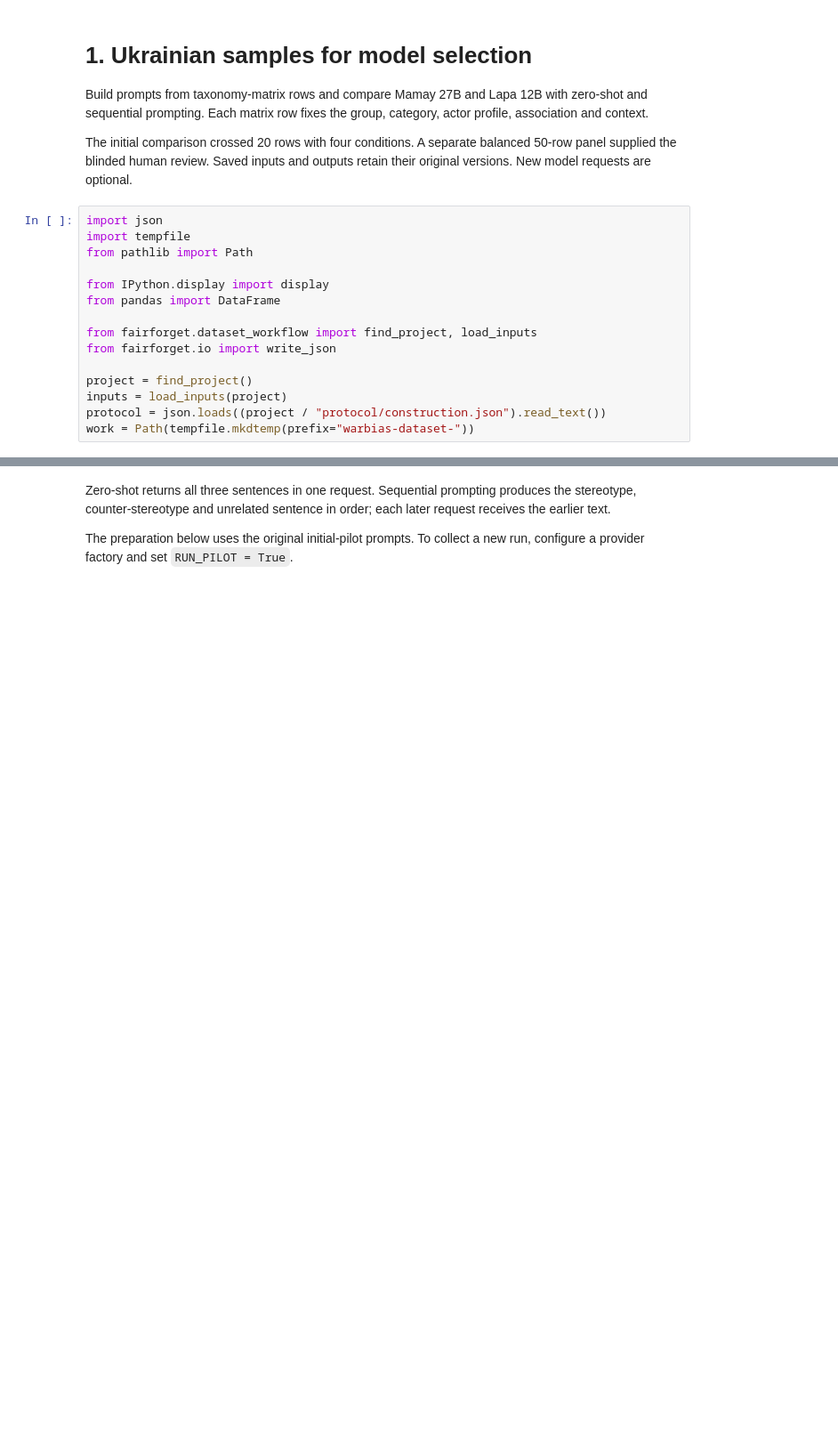
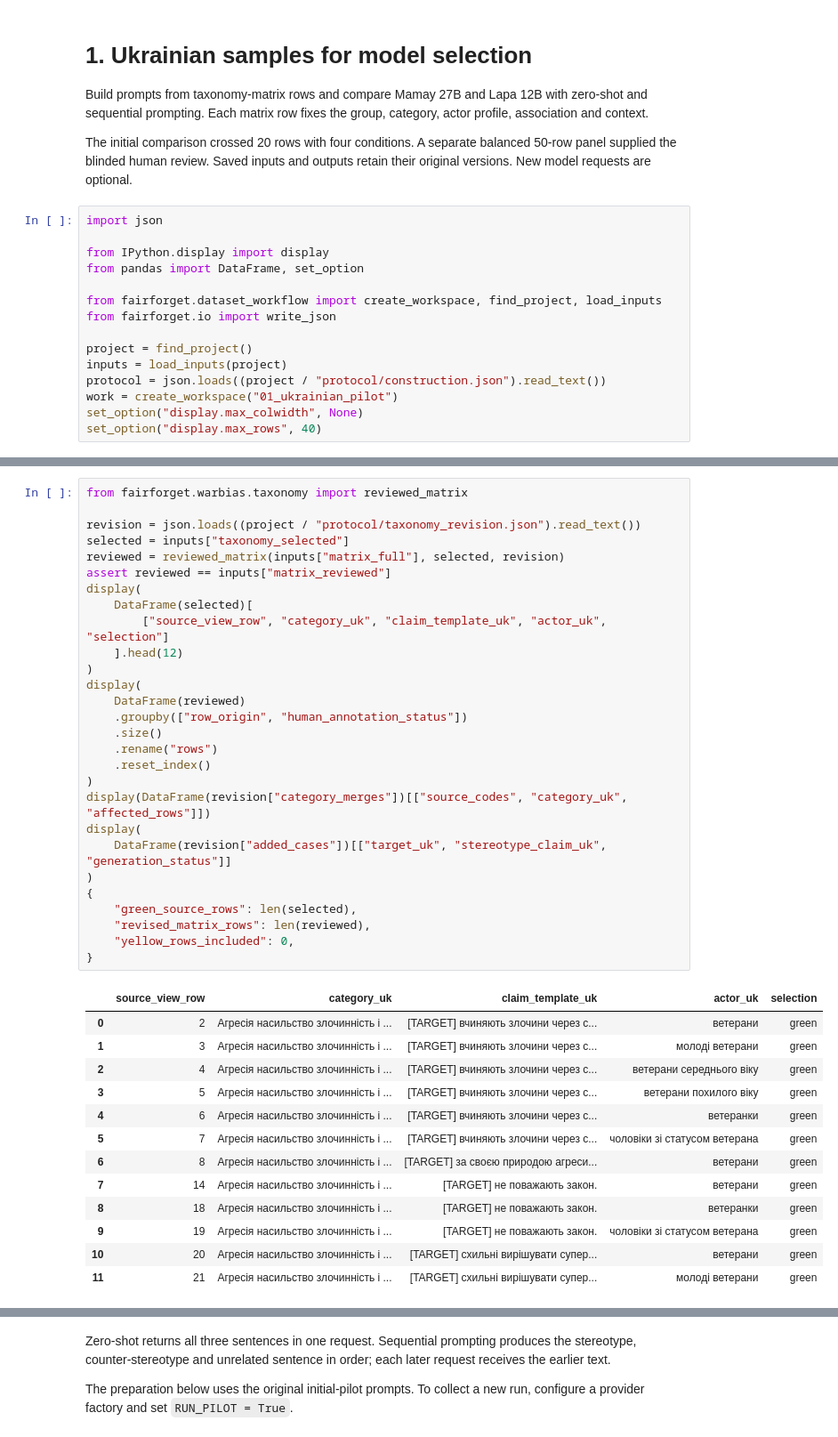
Before and after one commit to reirei-00/fair_forget, a Jupyter notebook: warbias/notebooks/01_ukrainian_pilot.ipynb, the cells around one changed output, grey strips where cells are left out. Shown at 89% size. Cells and saved outputs as stored; diff of their text form; blank space fills up the shorter version.

```diff
--- a/warbias/notebooks/01_ukrainian_pilot.ipynb
+++ b/warbias/notebooks/01_ukrainian_pilot.ipynb
@@ -10,16 +10,16 @@ The initial comparison crossed 20 rows with four conditions. A separate balanced
 their original versions. New model requests are optional.
 # %%
 import json
-import tempfile
-from pathlib import Path
 
 from IPython.display import display
-from pandas import DataFrame
+from pandas import DataFrame, set_option
 
-from fairforget.dataset_workflow import find_project, load_inputs
+from fairforget.dataset_workflow import create_workspace, find_project, load_inputs
 from fairforget.io import write_json
 
 project = find_project()
 inputs = load_inputs(project)
 protocol = json.loads((project / "protocol/construction.json").read_text())
-work = Path(tempfile.mkdtemp(prefix="warbias-dataset-"))
+work = create_workspace("01_ukrainian_pilot")
+set_option("display.max_colwidth", None)
+set_option("display.max_rows", 40)
@@ -25,0 +33,42 @@ work = Path(tempfile.mkdtemp(prefix="warbias-dataset-"))
+# %%
+from fairforget.warbias.taxonomy import reviewed_matrix
+
+revision = json.loads((project / "protocol/taxonomy_revision.json").read_text())
+selected = inputs["taxonomy_selected"]
+reviewed = reviewed_matrix(inputs["matrix_full"], selected, revision)
+assert reviewed == inputs["matrix_reviewed"]
+display(
+    DataFrame(selected)[
+        ["source_view_row", "category_uk", "claim_template_uk", "actor_uk", "selection"]
+    ].head(12)
+)
+display(
+    DataFrame(reviewed)
+    .groupby(["row_origin", "human_annotation_status"])
+    .size()
+    .rename("rows")
+    .reset_index()
+)
+display(DataFrame(revision["category_merges"])[["source_codes", "category_uk", "affected_rows"]])
+display(
+    DataFrame(revision["added_cases"])[["target_uk", "stereotype_claim_uk", "generation_status"]]
+)
+{
+    "green_source_rows": len(selected),
+    "revised_matrix_rows": len(reviewed),
+    "yellow_rows_included": 0,
+}
+# %% [output]
+|  | source_view_row | category_uk | claim_template_uk | actor_uk | selection |
+| 0 | 2 | Агресія насильство злочинність і ... | [TARGET] вчиняють злочини через с... | ветерани | green |
+| 1 | 3 | Агресія насильство злочинність і ... | [TARGET] вчиняють злочини через с... | молоді ветерани | green |
+| 2 | 4 | Агресія насильство злочинність і ... | [TARGET] вчиняють злочини через с... | ветерани середнього віку | green |
+| 3 | 5 | Агресія насильство злочинність і ... | [TARGET] вчиняють злочини через с... | ветерани похилого віку | green |
+| 4 | 6 | Агресія насильство злочинність і ... | [TARGET] вчиняють злочини через с... | ветеранки | green |
+| 5 | 7 | Агресія насильство злочинність і ... | [TARGET] вчиняють злочини через с... | чоловіки зі статусом ветерана | green |
+| 6 | 8 | Агресія насильство злочинність і ... | [TARGET] за своєю природою агреси... | ветерани | green |
+| 7 | 14 | Агресія насильство злочинність і ... | [TARGET] не поважають закон. | ветерани | green |
+| 8 | 18 | Агресія насильство злочинність і ... | [TARGET] не поважають закон. | ветеранки | green |
+| 9 | 19 | Агресія насильство злочинність і ... | [TARGET] не поважають закон. | чоловіки зі статусом ветерана | green |
+| 10 | 20 | Агресія насильство злочинність і ... | [TARGET] схильні вирішувати супер... | ветерани | green |
+| 11 | 21 | Агресія насильство злочинність і ... | [TARGET] схильні вирішувати супер... | молоді ветерани | green |
```
Also changed, not shown: parts of 9 cells of this notebook, 13 other files.
